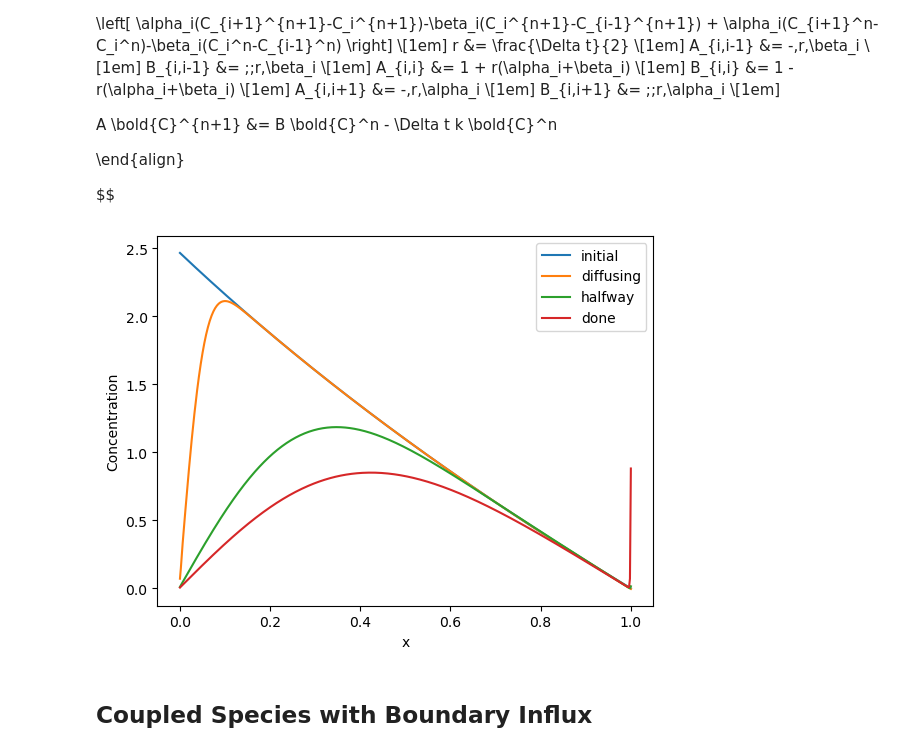
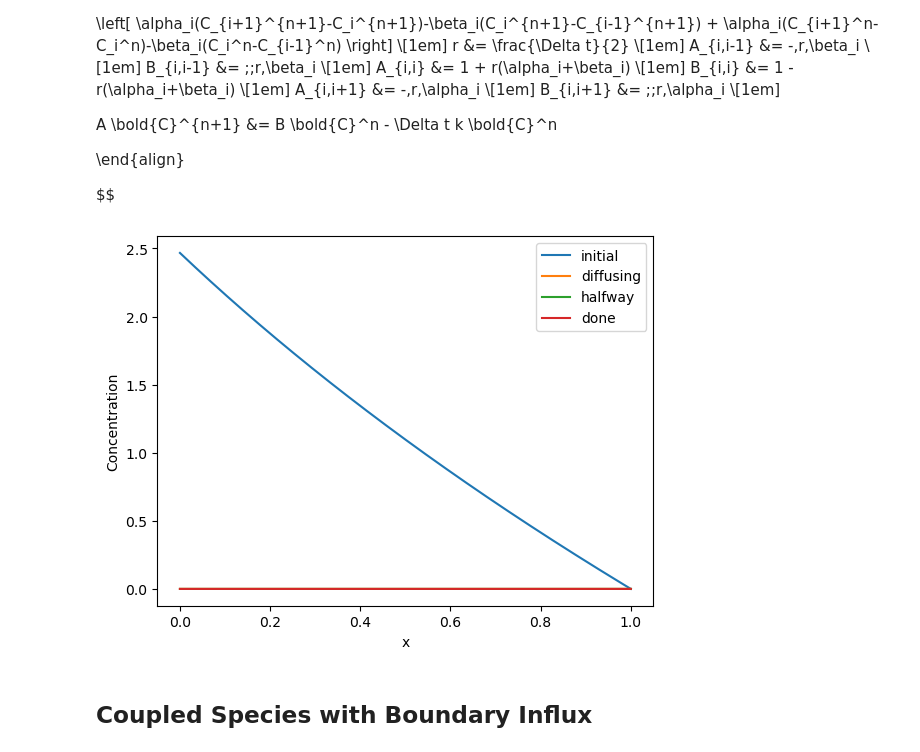
Before and after one commit to william-dove/Diffusion-Modeling, a Jupyter notebook: Diffusion.ipynb, the cells around one changed output. Cells and saved outputs as stored; diff of their text form; code cells hidden in the pictures.

```diff
--- a/Diffusion.ipynb
+++ b/Diffusion.ipynb
@@ -90,10 +90,22 @@ def CN(C0: callable, D, L, k, tf, nspace=500, ntime=500):
     C[0,:] = C0(np.linspace(0, L, nspace))
 
     for n in range(ntime):
-        b = B@C[n] - dt*k*C[n]
-        b[0]=0
-        b[-1]=0
-        C[n+1,:]=la.solve_banded((1,1), A_bands, b) # (1,1) denotes A has 1 diagonal row above main diag, 1 below.
+        RHS = B@C[n] - dt*k*C[n]
+        RHS[0]=0
+        RHS[-1]=0
+        '''
+        # Enforce Dirichlet boundary
+        RHS[0]=0
+        RHS[-1]=0
+        RHS[0]=0
+        RHS[-1]=
+        '''
+        C[n+1,:]=la.solve_banded((1,1), A_bands, RHS) # (1,1) denotes A has 1 diagonal row above main diag, 1 below.
+        '''
+        #Re-enforce boundary
+        C[n+1,0]=0
+        C[n+1,-1]=0
+        '''
 
     return C
 
@@ -154,7 +165,7 @@ Below I included a more interesting initial condition.
 # Testing different C0
 
 C0 = lambda x: np.arccos(x)**2
-D = 2
+D = 0.5
 L = 1
 k = 0
 tf = 1
@@ -259,25 +270,25 @@ def CN2(C0: callable, D: callable, L, k, tf, nspace=500, ntime=500):
 # %%
 # Testing different C0
 
 C0 = lambda x: np.arccos(x)**2
-D = lambda x: .05
+D = lambda x: np.sin(x)
 L = 1
 k = 0.05
 tf = 1
 
 C = CN2(C0, D, L, k, tf)
 
 x = np.linspace(0, L, C.shape[1])
 plt.plot(x, C[0], label='initial')
 plt.plot(x, C[10], label = 'diffusing')
 plt.plot(x, C[250], label = 'halfway')
 plt.plot(x, C[-1], label='done')
 plt.xlabel('x')
 plt.ylabel('Concentration')
 plt.legend()
 plt.show()
 # %% [output]
-[figure, old version]
+[figure, new version]
 # %% [markdown]
 ## Coupled Species with Boundary Influx
 # %% [markdown]
```
Also changed, not shown: parts of 6 cells of this notebook.
